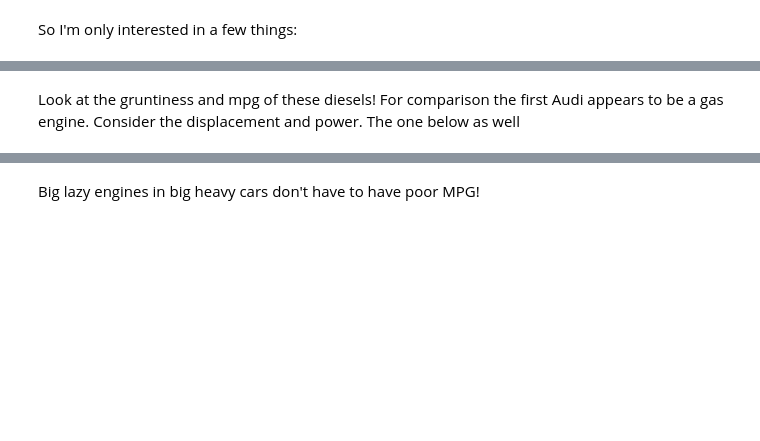
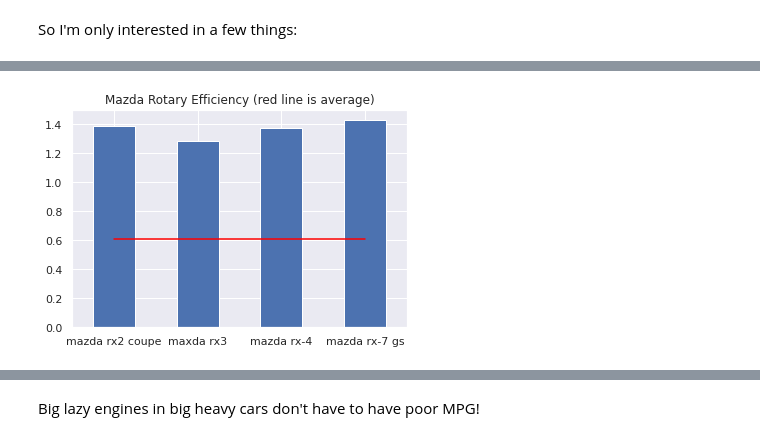
Before and after one commit to WhiteDopeOnPunk/mpg, a Jupyter notebook: eda.ipynb, the cells around one changed output, grey strips where cells are left out. Saved outputs shown, nothing was run; the diff lists cells and outputs as text; code cells hidden in the pictures; blank space fills up the shorter version.

```diff
--- a/eda.ipynb
+++ b/eda.ipynb
@@ -122,5 +93,6 @@ grunt mean: 62.78
 # %%
-merged[merged.efficiency>1]
+wankels = merged[merged.efficiency>1]
+wankels
 # %% [output]
 |  | mpg | cylinders | displacement | horsepower | weight | acceleration | model_year | origin | car_name | ... |
 | 71 | 19.0 | 3 | 70.0 | 97.0 | 2330.0 | 13.5 | 72 | 3 | mazda rx2 coupe | ... |
@@ -141,2 +106,7 @@ merged[merged.cylinders==5]
-# %% [markdown]
-Look at the gruntiness and mpg of these diesels! For comparison the first Audi appears to be a gas engine. Consider the displacement and power. The one below as well
+# %%
+wankels.efficiency.plot(kind='bar')
+plt.xticks(np.arange(4),wankels.car_name)
+pd.Series([merged['efficiency'].mean() for i in range(len(wankels))]).plot(kind='line',color='red')
+plt.title('Mazda Rotary Efficiency (red line is average)');
+# %% [output]
+[figure, added]
```
Also changed, not shown: parts of 47 cells of this notebook, 1 other file.
